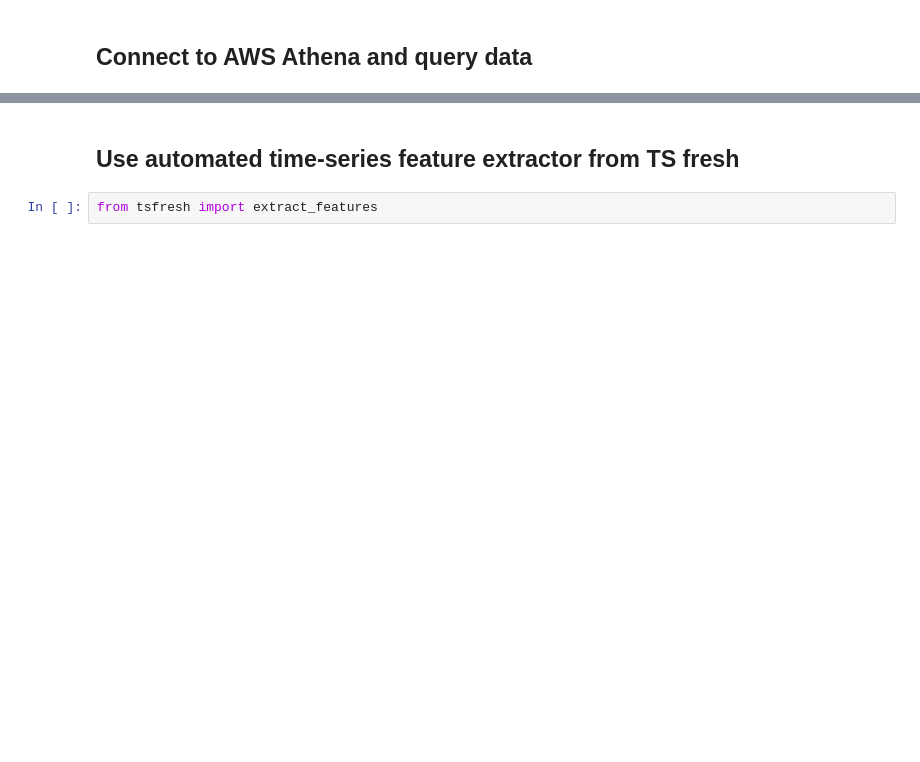
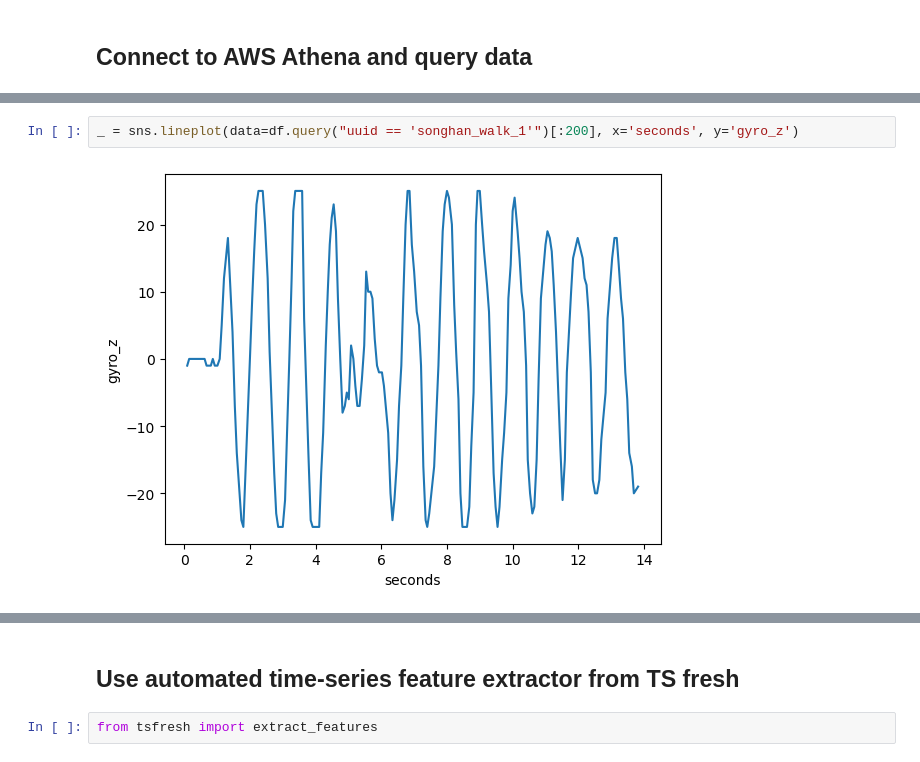
Before and after one commit to spencerkmarley/smu-is614-iot-step-tracker, a Jupyter notebook: notebooks/preprocessing.ipynb, the cells around one changed output, grey strips where cells are left out. Drawn from its saved outputs; the diff is of its cells as text; blank space fills up the shorter version.

```diff
--- a/notebooks/preprocessing.ipynb
+++ b/notebooks/preprocessing.ipynb
@@ -108,0 +90,4 @@ Based on this [paper](https://ieeexplore.ieee.org/document/8672772), we can use
+# %%
+_ = sns.lineplot(data=df.query("uuid == 'songhan_walk_1'")[:200], x='seconds', y='gyro_z')
+# %% [output]
+[figure, added]
```
Also changed, not shown: parts of 49 cells of this notebook.
